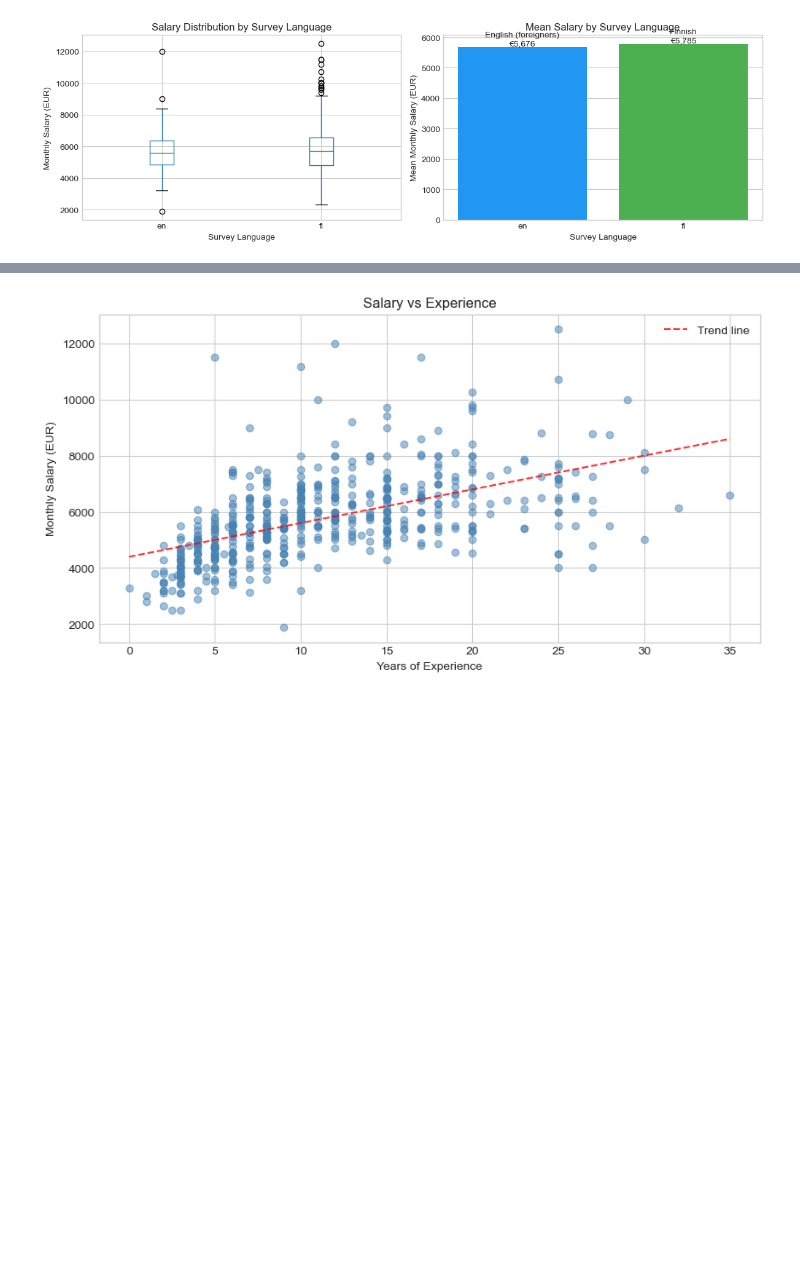
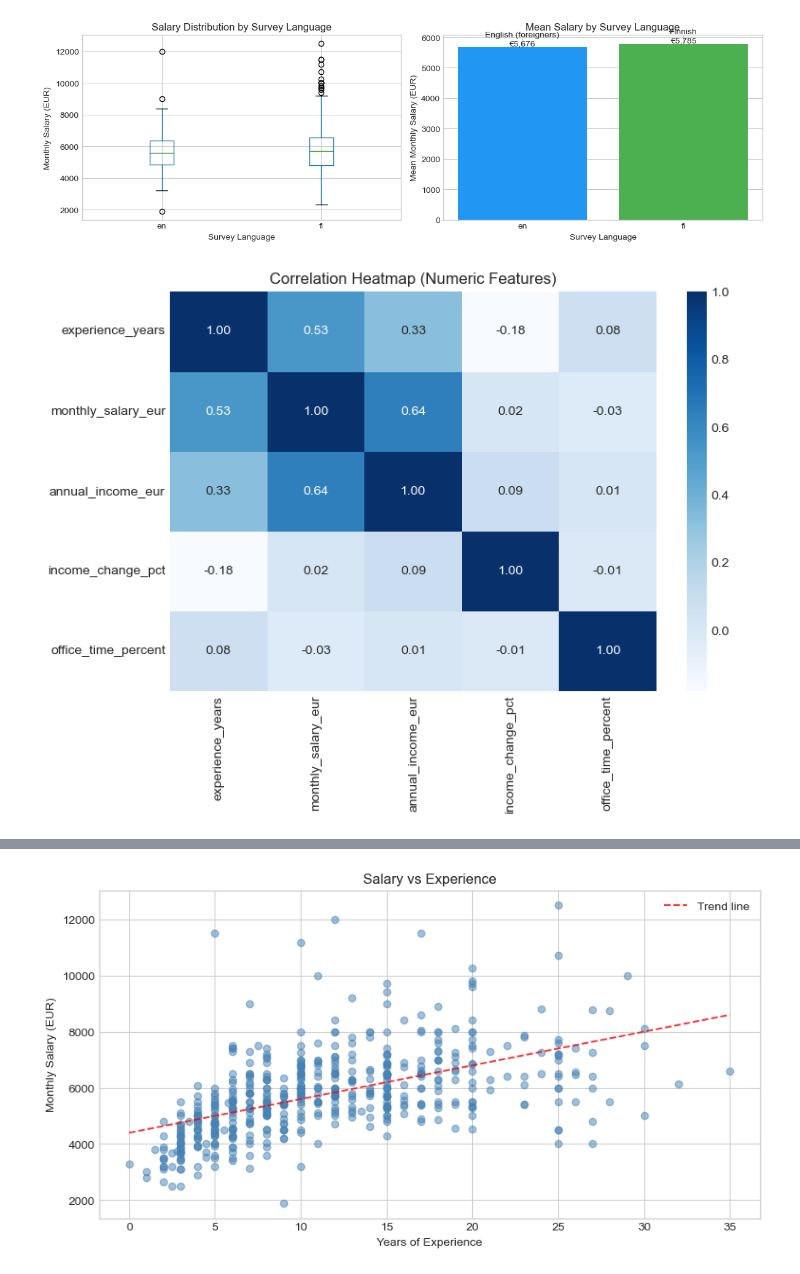
Before and after one commit to elarsaks/finnish-tech-salary-survey, a Jupyter notebook: data/finnish-tech-salary-survey-2024-ml-model.ipynb, the cells around one changed output, grey strips where cells are left out. Drawn from its saved outputs; the diff is of its cells as text; code cells hidden in the pictures; blank space fills up the shorter version.

```diff
--- a/data/finnish-tech-salary-survey-2024-ml-model.ipynb
+++ b/data/finnish-tech-salary-survey-2024-ml-model.ipynb
@@ -260,3 +260,13 @@ fi                 495       5785.0         5700.0   1499.0
    Finnish respondents median salary: €5,700
    Difference: €-115 (-2.0%)
 [figure]
+# %%
+# Correlation heatmap for numeric features
+num_cols = ['experience_years', 'monthly_salary_eur', 'annual_income_eur', 'income_change_pct', 'office_time_percent']
+plt.figure(figsize=(8, 6))
+sns.heatmap(df[num_cols].corr(), annot=True, fmt='.2f', cmap='Blues')
+plt.title('Correlation Heatmap (Numeric Features)')
+plt.tight_layout()
+plt.show()
+# %% [output]
+[figure, added]
```
Also changed, not shown: parts of 3 cells of this notebook, 2 other files.
